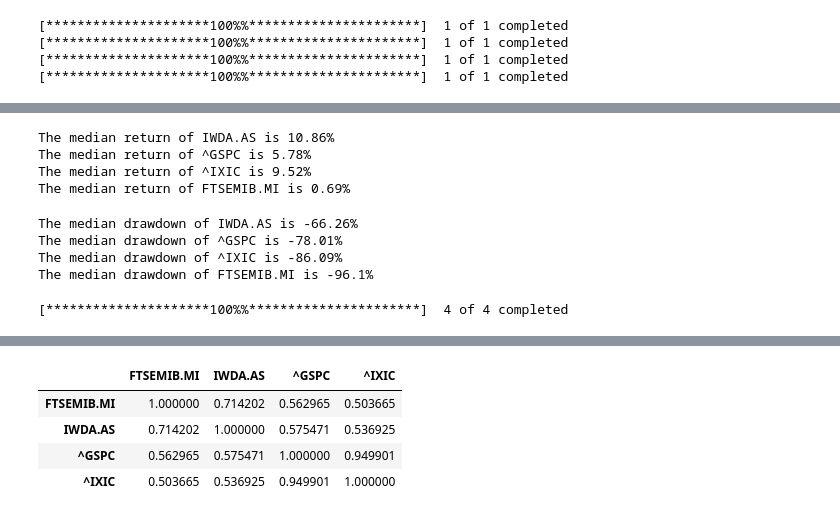
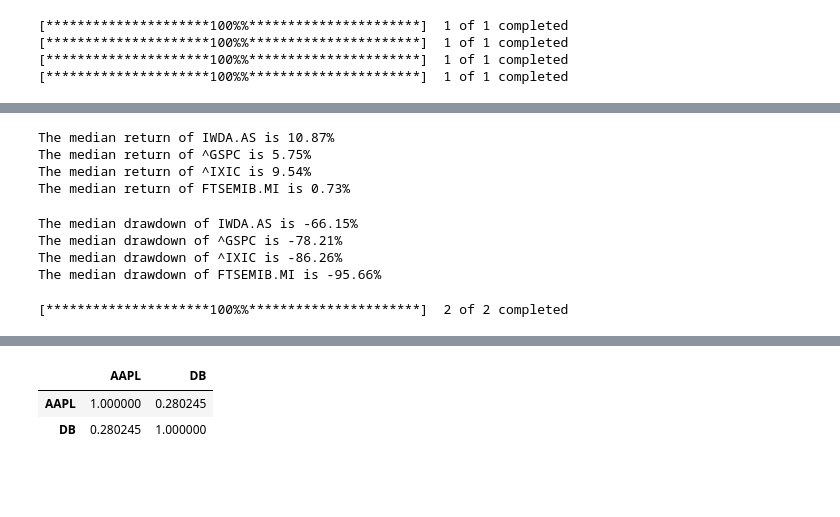
Before and after one commit to mak8427/My-site, a Jupyter notebook: finance/Portfolios/Portfolio1/portfolio1.ipynb, the cells around one changed output, grey strips where cells are left out. Cells and saved outputs as stored; diff of their text form; code cells hidden in the pictures; blank space fills up the shorter version.

```diff
--- a/finance/Portfolios/Portfolio1/portfolio1.ipynb
+++ b/finance/Portfolios/Portfolio1/portfolio1.ipynb
@@ -26,7 +26,7 @@ plt.style.use('dark_background')
 <h1>PORTFOLIOS</h1>
 # %%
 TICKERS=["IWDA.AS","^GSPC","^IXIC","FTSEMIB.MI"]
-NUMBER_OF_SIMULATIONS=10000000
+NUMBER_OF_SIMULATIONS=10000
 STARTING_CAPITAL = 10000
 YEARS_OF_SIMULATION=30
 # %%
@@ -120,10 +118,10 @@ for TICKER in TICKERS:
 for TICKER in TICKERS:
     print(f"The median return of {TICKER} is {round((((np.median(np.array(df_simulations[TICKER].iloc[YEARS_OF_SIMULATION-1,:]))/STARTING_CAPITAL)**(1/YEARS_OF_SIMULATION))-1)*100,2)}%")
 # %% [output]
-The median return of IWDA.AS is 10.86%
-The median return of ^GSPC is 5.78%
-The median return of ^IXIC is 9.52%
-The median return of FTSEMIB.MI is 0.69%
+The median return of IWDA.AS is 10.87%
+The median return of ^GSPC is 5.75%
+The median return of ^IXIC is 9.54%
+The median return of FTSEMIB.MI is 0.73%
 # %%
 def drawdown(a):
     a= a.pct_change().dropna()
@@ -137,13 +135,14 @@ for TICKER in TICKERS:
         median_Drawdown[TICKER].append(d)
     print(f"The median drawdown of {TICKER} is {round(np.median(median_Drawdown[TICKER])*100,2)}%")
 # %% [output]
-The median drawdown of IWDA.AS is -66.26%
-The median drawdown of ^GSPC is -78.01%
-The median drawdown of ^IXIC is -86.09%
-The median drawdown of FTSEMIB.MI is -96.1%
+The median drawdown of IWDA.AS is -66.15%
+The median drawdown of ^GSPC is -78.21%
+The median drawdown of ^IXIC is -86.26%
+The median drawdown of FTSEMIB.MI is -95.66%
 # %%
+TICKERS=["AAPL", "DB"]
 df_joined=yf.download(TICKERS)["Adj Close"].pct_change(1).dropna()
 
 df_joined.corr()
 # %% [output]
-[*********************100%%**********************]  4 of 4 completed
+[*********************100%%**********************]  2 of 2 completed
@@ -151,7 +149,5 @@ The default fill_method='pad' in DataFrame.pct_change is deprecated and will be
-|  | FTSEMIB.MI | IWDA.AS | ^GSPC | ^IXIC |
-| FTSEMIB.MI | 1.000000 | 0.714202 | 0.562965 | 0.503665 |
-| IWDA.AS | 0.714202 | 1.000000 | 0.575471 | 0.536925 |
-| ^GSPC | 0.562965 | 0.575471 | 1.000000 | 0.949901 |
-| ^IXIC | 0.503665 | 0.536925 | 0.949901 | 1.000000 |
+|  | AAPL | DB |
+| AAPL | 1.000000 | 0.280245 |
+| DB | 0.280245 | 1.000000 |
 # %%
 rows=[]
```
Also changed, not shown: parts of 5 cells of this notebook.
